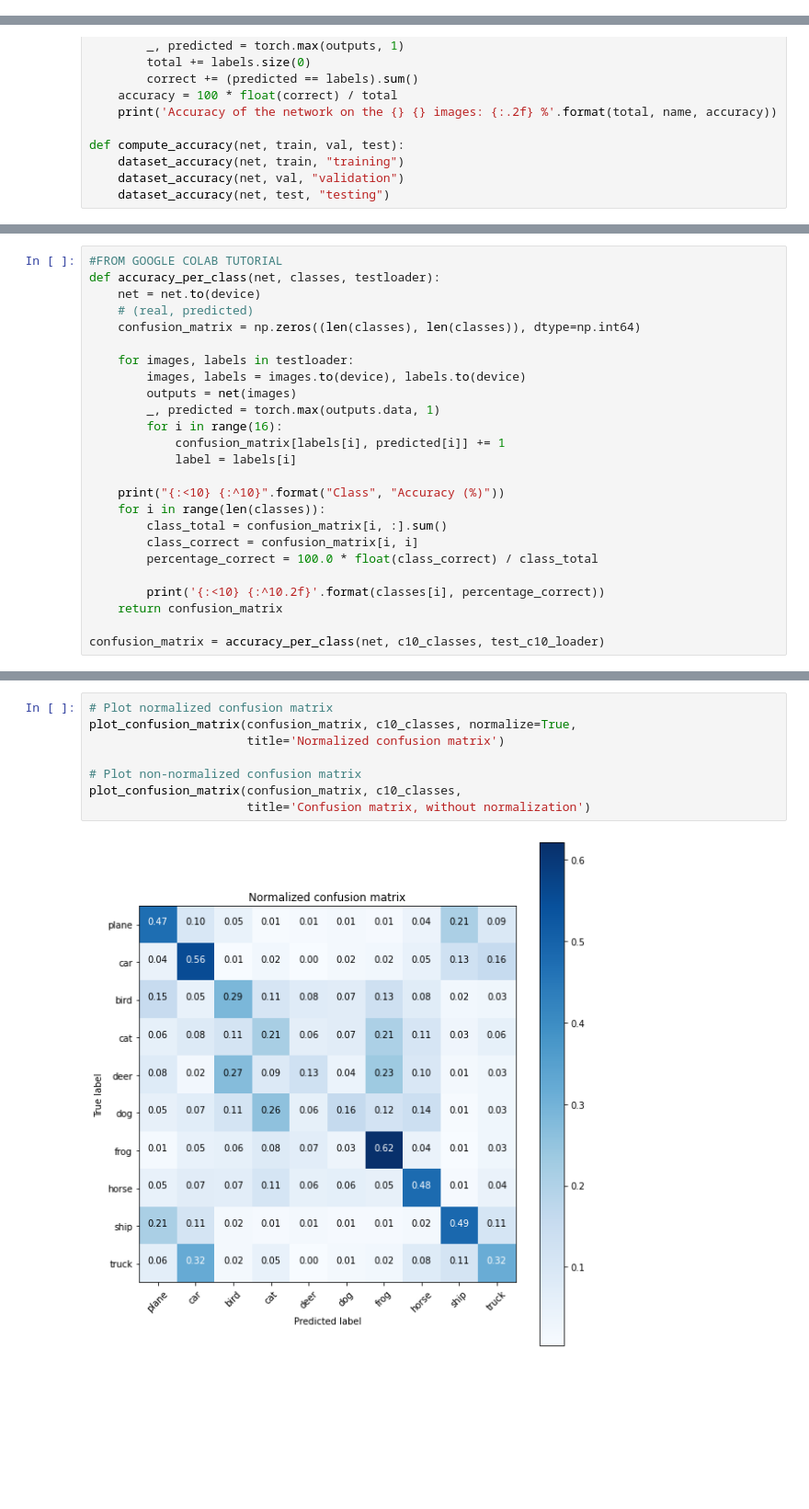
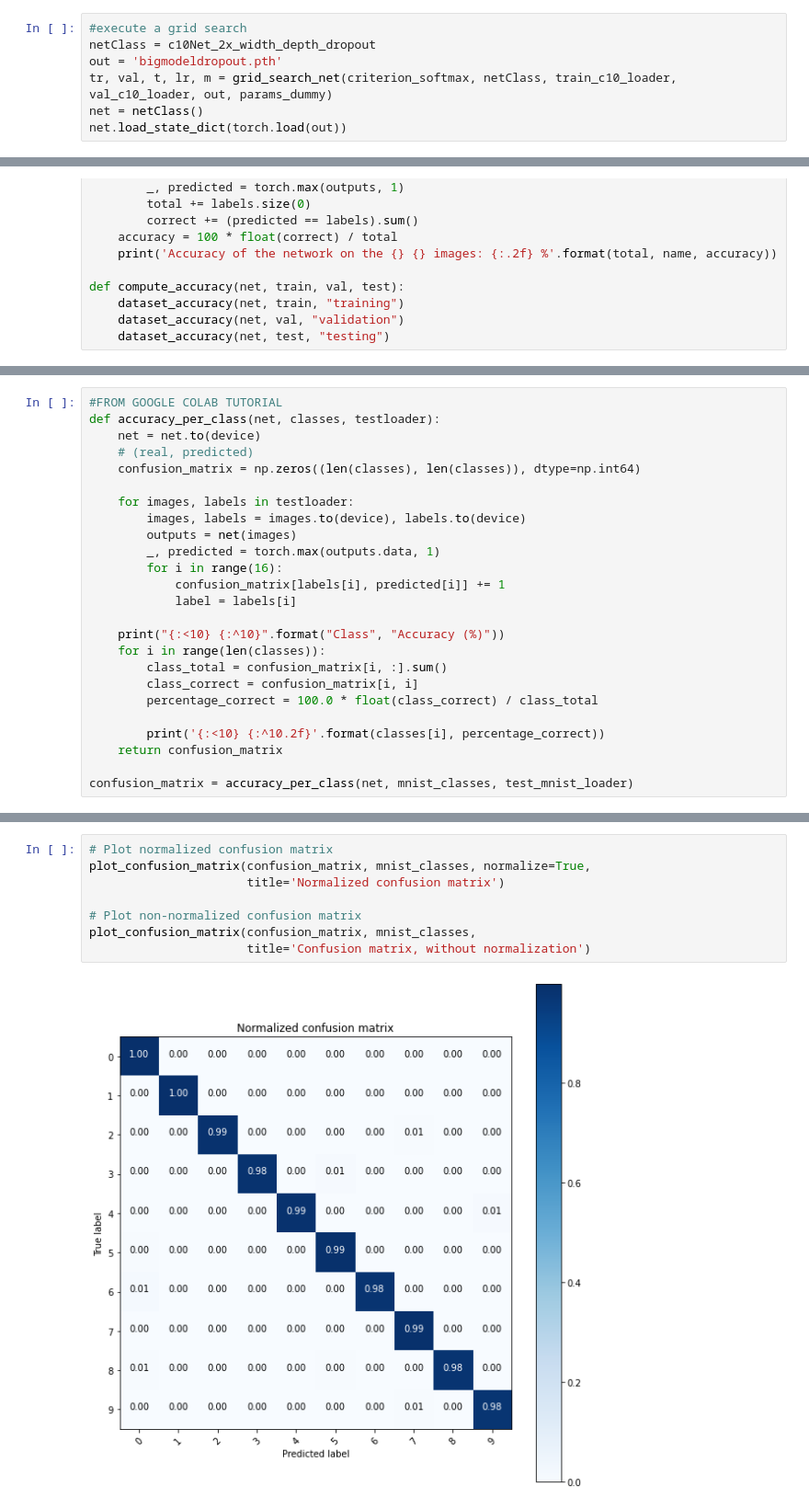
Before and after one commit to gportela8/Handwritten-Digits-Recognition, a Jupyter notebook: project_main.ipynb, the cells around one changed output, grey strips where cells are left out. Shown at 92% size. Cells and saved outputs as stored; diff of their text form; blank space fills up the shorter version.

```diff
--- a/project_main.ipynb
+++ b/project_main.ipynb
@@ -705,0 +692,7 @@ def grid_search_net(criterion, net, trainloader, validationloader, out_path, par
+# %%
+#execute a grid search
+netClass = c10Net_2x_width_depth_dropout
+out = 'bigmodeldropout.pth'
+tr, val, t, lr, m = grid_search_net(criterion_softmax, netClass, train_c10_loader, val_c10_loader, out, params_dummy)
+net = netClass()
+net.load_state_dict(torch.load(out))
@@ -790,6 +789,6 @@ def accuracy_per_class(net, classes, testloader):
         print('{:<10} {:^10.2f}'.format(classes[i], percentage_correct))
     return confusion_matrix
 
-confusion_matrix = accuracy_per_class(net, c10_classes, test_c10_loader)
+confusion_matrix = accuracy_per_class(net, mnist_classes, test_mnist_loader)
 # %% [output]
 Class      Accuracy (%)
@@ -806,10 +805,10 @@ truck        31.52
 # %%
 # Plot normalized confusion matrix
-plot_confusion_matrix(confusion_matrix, c10_classes, normalize=True,
+plot_confusion_matrix(confusion_matrix, mnist_classes, normalize=True,
                       title='Normalized confusion matrix')
 
 # Plot non-normalized confusion matrix
-plot_confusion_matrix(confusion_matrix, c10_classes,
+plot_confusion_matrix(confusion_matrix, mnist_classes,
                       title='Confusion matrix, without normalization')
 # %% [output]
-[figure, old version]
+[figure, new version]
```
Also changed, not shown: parts of 15 cells of this notebook.
